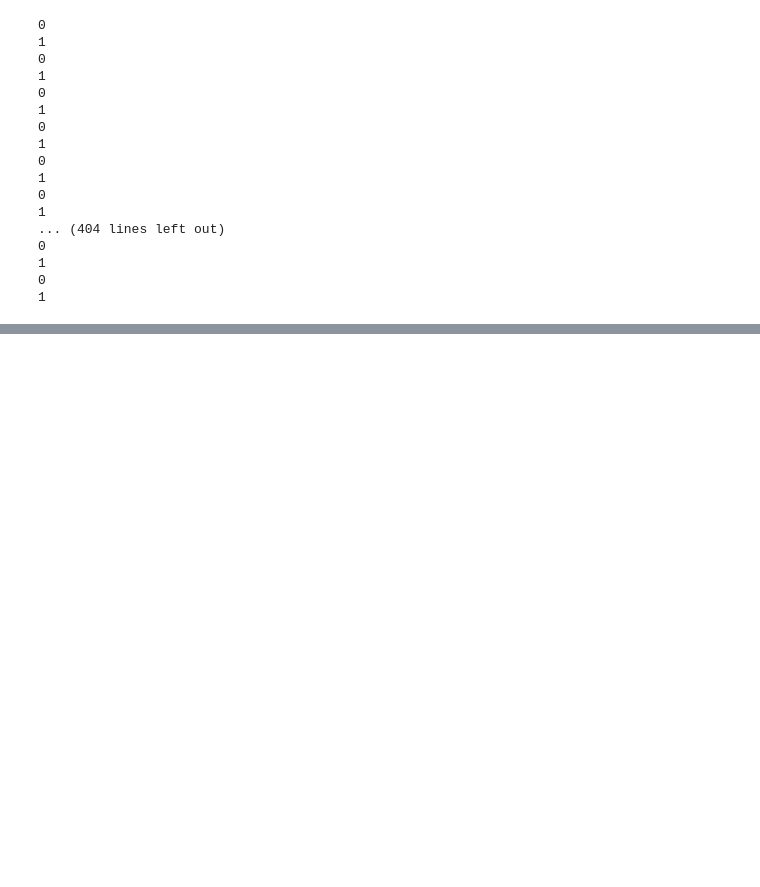
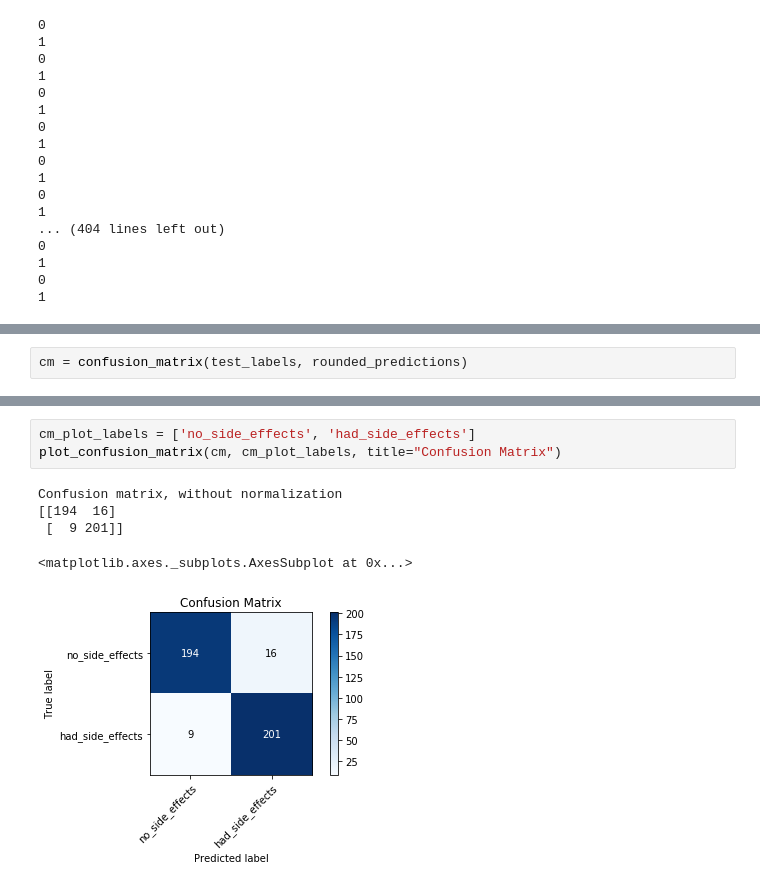
Before and after one commit to davejscott/Keras, a Jupyter notebook: Simple model creation and training with Keras.ipynb, the cells around one changed output, grey strips where cells are left out. Saved outputs shown, nothing was run; the diff lists cells and outputs as text; blank space fills up the shorter version.

```diff
--- a/Simple model creation and training with Keras.ipynb
+++ b/Simple model creation and training with Keras.ipynb
@@ -188,0 +208,2 @@ for i in rounded_predictions:
+# %%
+cm = confusion_matrix(test_labels, rounded_predictions)
@@ -188,0 +258,9 @@ for i in rounded_predictions:
+# %%
+cm_plot_labels = ['no_side_effects', 'had_side_effects']
+plot_confusion_matrix(cm, cm_plot_labels, title="Confusion Matrix")
+# %% [output]
+Confusion matrix, without normalization
+[[194  16]
+ [  9 201]]
+<matplotlib.axes._subplots.AxesSubplot at 0x...>
+[figure, added]
```
Also changed, not shown: parts of 9 cells of this notebook.
